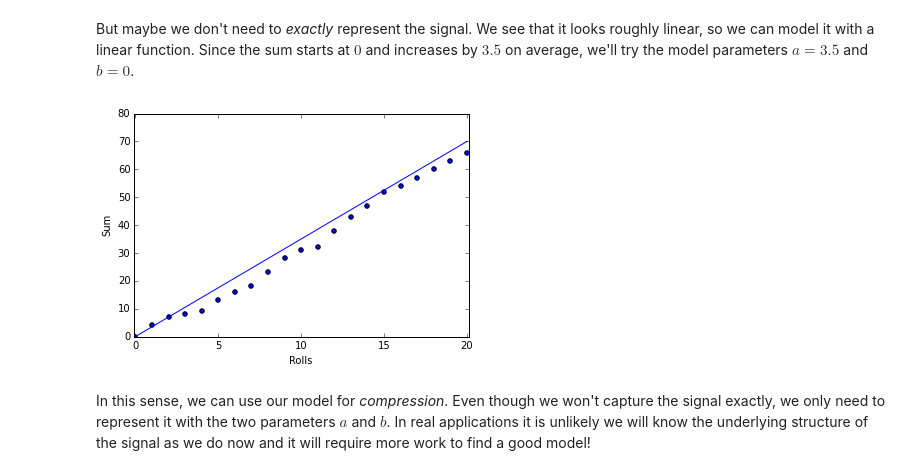
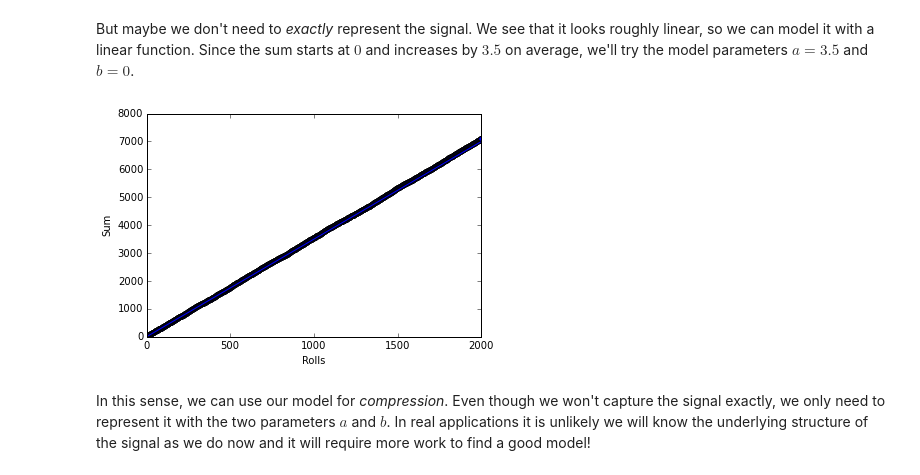
Before and after one commit to gabeschamberg/educational, a Jupyter notebook: notebooks/signal_modeling.ipynb, the cells around one changed output. Saved outputs shown, nothing was run; the diff lists cells and outputs as text; code cells hidden in the pictures.

```diff
--- a/notebooks/signal_modeling.ipynb
+++ b/notebooks/signal_modeling.ipynb
@@ -89,13 +89,13 @@ Because we don't know what each roll is going to be, we would need to specify th
 # %% [markdown]
 But maybe we don't need to *exactly* represent the signal. We see that it looks roughly linear, so we can model it with a linear function. Since the sum starts at $0$ and increases by $3.5$ on average, we'll try the model parameters $a=3.5$ and $b=0$.
 # %%
-n = 20; x = np.arange(0,n+1); y = [0]
+n = 2000; x = np.arange(0,n+1); y = [0]
 for i in range(n):
     y.append(y[i]+np.random.randint(1,7))
 plt.scatter(x,y); plt.xlim([-0.1,n+0.1]); plt.ylim([-0.1,n*4]);
 plt.plot(x,3.5*x); plt.xlabel('Rolls'); plt.ylabel('Sum');
 # %% [output]
-[figure, old version]
+[figure, new version]
 # %% [markdown]
 In this sense, we can use our model for *compression*. Even though we won't capture the signal exactly, we only need to represent it with the two parameters $a$ and $b$. In real applications it is unlikely we will know the underlying structure of the signal as we do now and it will require more work to find a good model!
 # %% [markdown]
```
Also changed, not shown: parts of 7 cells of this notebook, 5 other files.
